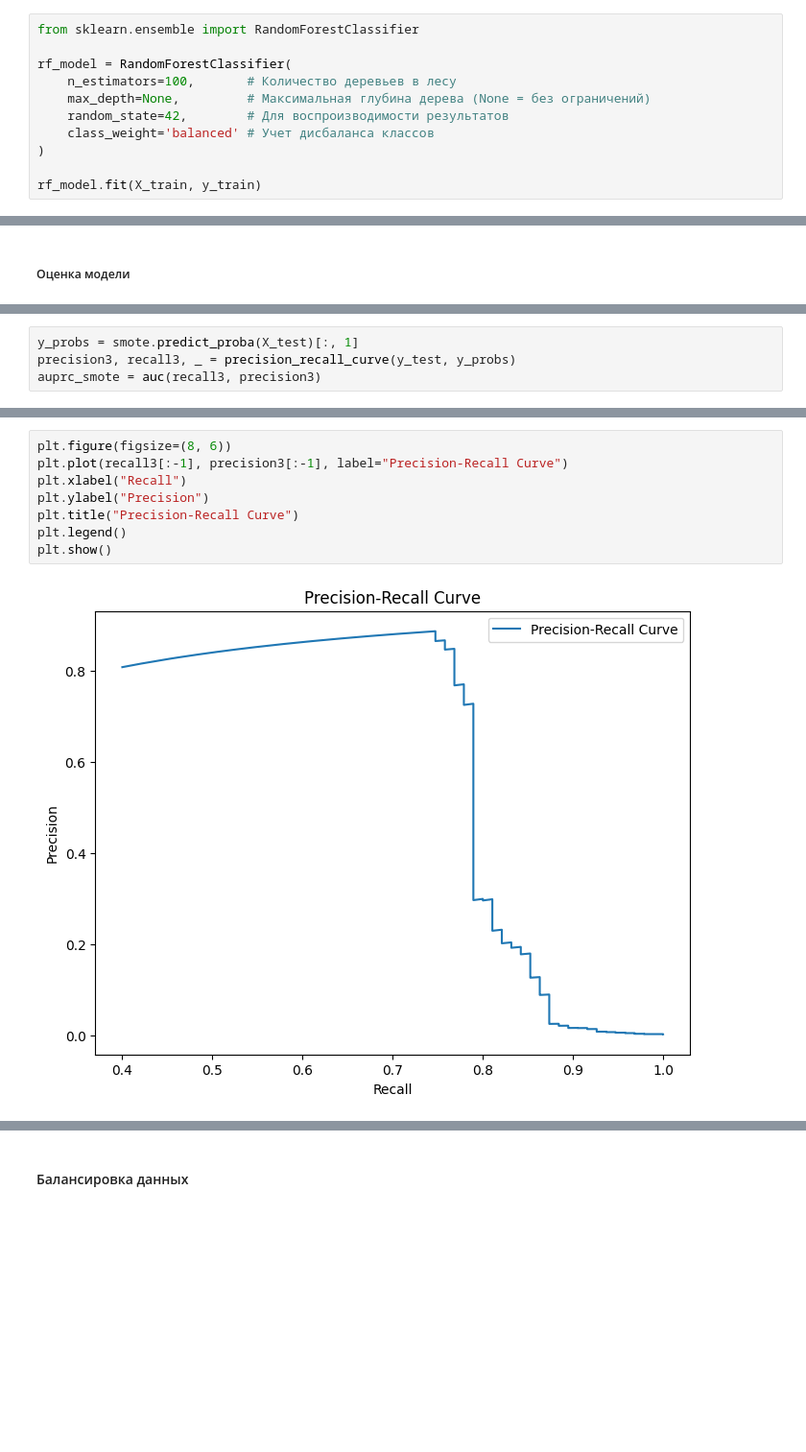
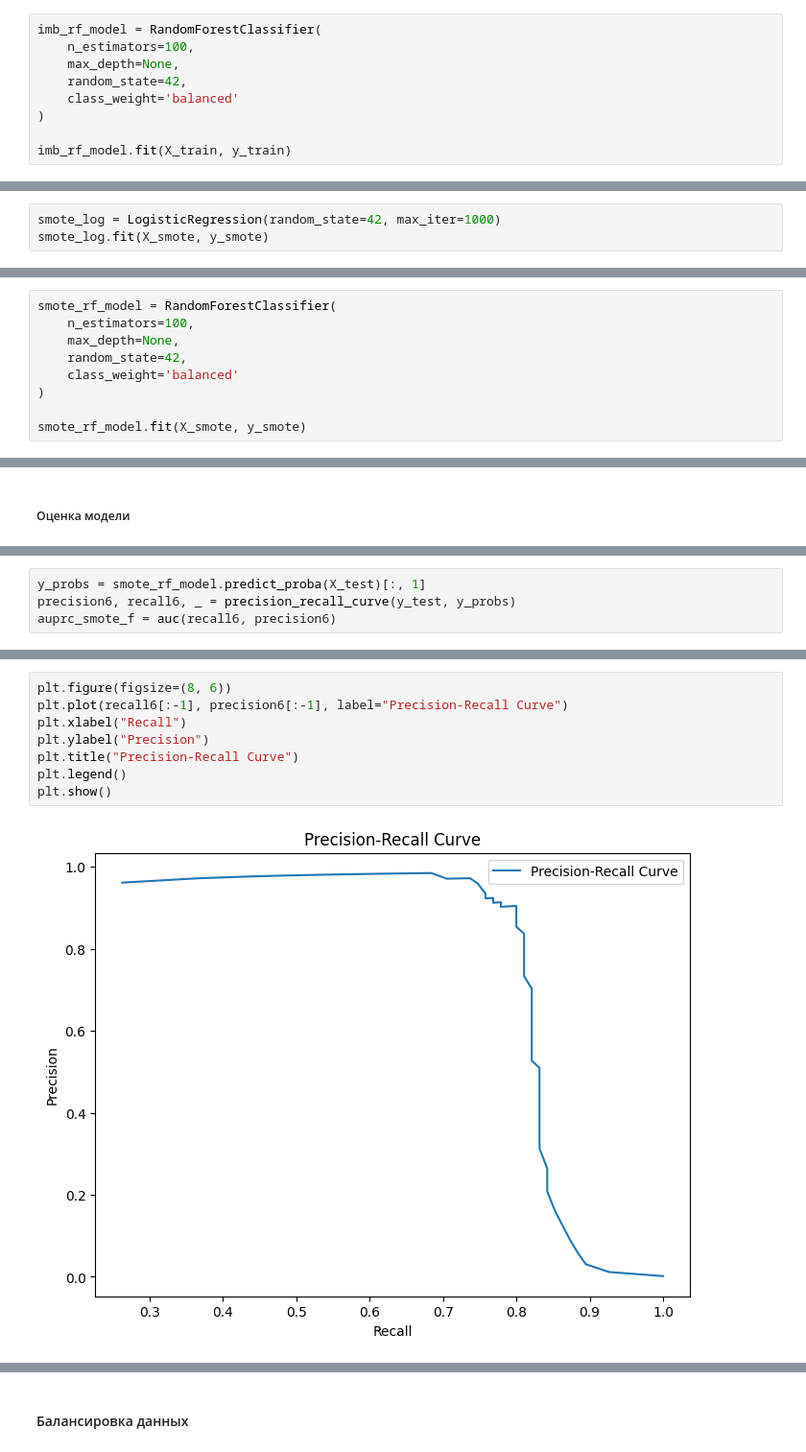
Before and after one commit to skytecat/FraudDetection, a Jupyter notebook: FraudDetection.ipynb, the cells around one changed output, grey strips where cells are left out. Shown at 96% size. Cells and saved outputs as stored; diff of their text form; blank space fills up the shorter version.

```diff
--- a/FraudDetection.ipynb
+++ b/FraudDetection.ipynb
@@ -486,16 +475,14 @@ plt.show()
 # %% [markdown]
 #### Обучение модели
 # %%
-from sklearn.ensemble import RandomForestClassifier
-
-rf_model = RandomForestClassifier(
-    n_estimators=100,       # Количество деревьев в лесу
-    max_depth=None,         # Максимальная глубина дерева (None = без ограничений)
-    random_state=42,        # Для воспроизводимости результатов
-    class_weight='balanced' # Учет дисбаланса классов
+imb_rf_model = RandomForestClassifier(
+    n_estimators=100,
+    max_depth=None,
+    random_state=42,
+    class_weight='balanced'
 )
 
-rf_model.fit(X_train, y_train)
+imb_rf_model.fit(X_train, y_train)
 # %% [output]
 RandomForestClassifier(class_weight='balanced', random_state=42)
 # %% [markdown]
@@ -654,3 +650,6 @@ plt.show()
 #### Logistic Regression
 # %% [markdown]
 ##### Обучение модели
+# %%
+smote_log = LogisticRegression(random_state=42, max_iter=1000)
+smote_log.fit(X_smote, y_smote)
@@ -660,3 +689,12 @@ plt.show()
 #### Random Forest
 # %% [markdown]
 ##### Обучение модели
+# %%
+smote_rf_model = RandomForestClassifier(
+    n_estimators=100,
+    max_depth=None,
+    random_state=42,
+    class_weight='balanced'
+)
+
+smote_rf_model.fit(X_smote, y_smote)
@@ -672,5 +705,5 @@ LogisticRegression(max_iter=1000, random_state=42)
 # %%
-y_probs = smote.predict_proba(X_test)[:, 1]
-precision3, recall3, _ = precision_recall_curve(y_test, y_probs)
-auprc_smote = auc(recall3, precision3)
+y_probs = smote_rf_model.predict_proba(X_test)[:, 1]
+precision6, recall6, _ = precision_recall_curve(y_test, y_probs)
+auprc_smote_f = auc(recall6, precision6)
 # %%
@@ -701,10 +723,10 @@ Recall Score for test with Optimal Threshold: 0.8736842105263158
 # %%
 plt.figure(figsize=(8, 6))
-plt.plot(recall3[:-1], precision3[:-1], label="Precision-Recall Curve")
+plt.plot(recall6[:-1], precision6[:-1], label="Precision-Recall Curve")
 plt.xlabel("Recall")
 plt.ylabel("Precision")
 plt.title("Precision-Recall Curve")
 plt.legend()
 plt.show()
 # %% [output]
-[figure, old version]
+[figure, new version]
```
Also changed, not shown: parts of 85 cells of this notebook.
